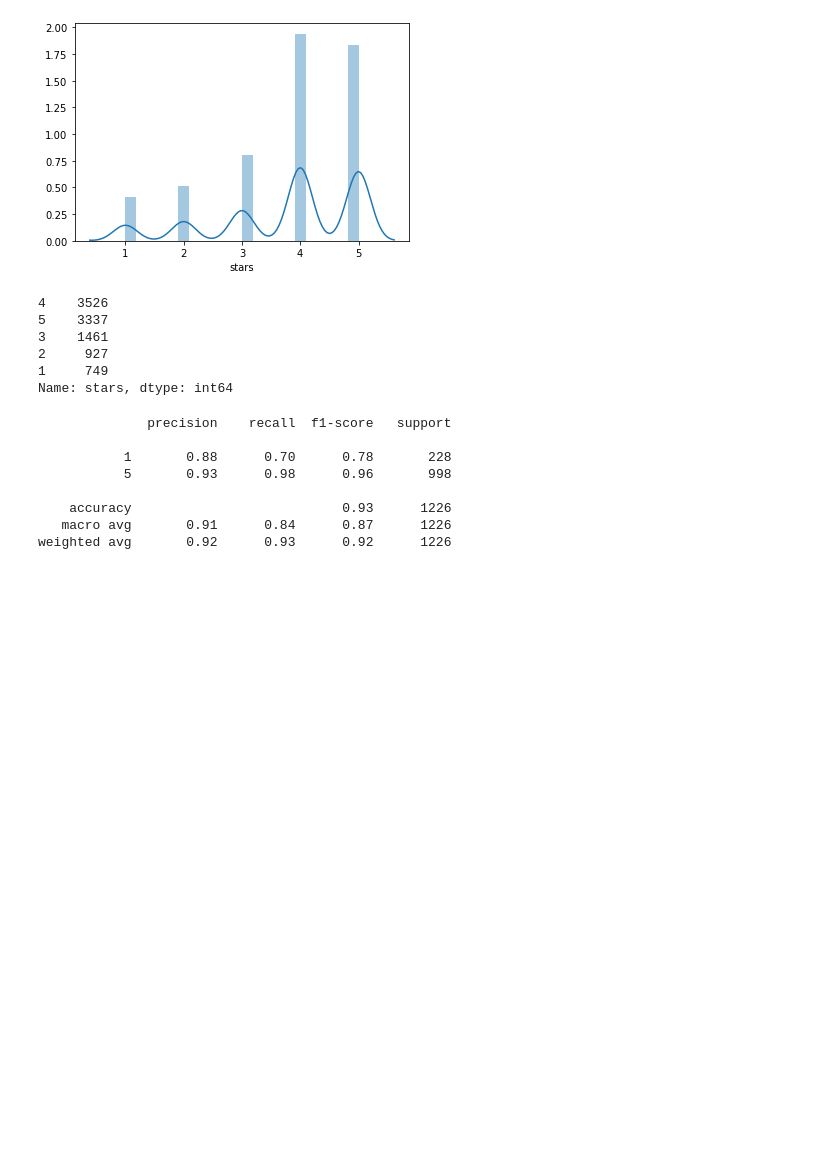
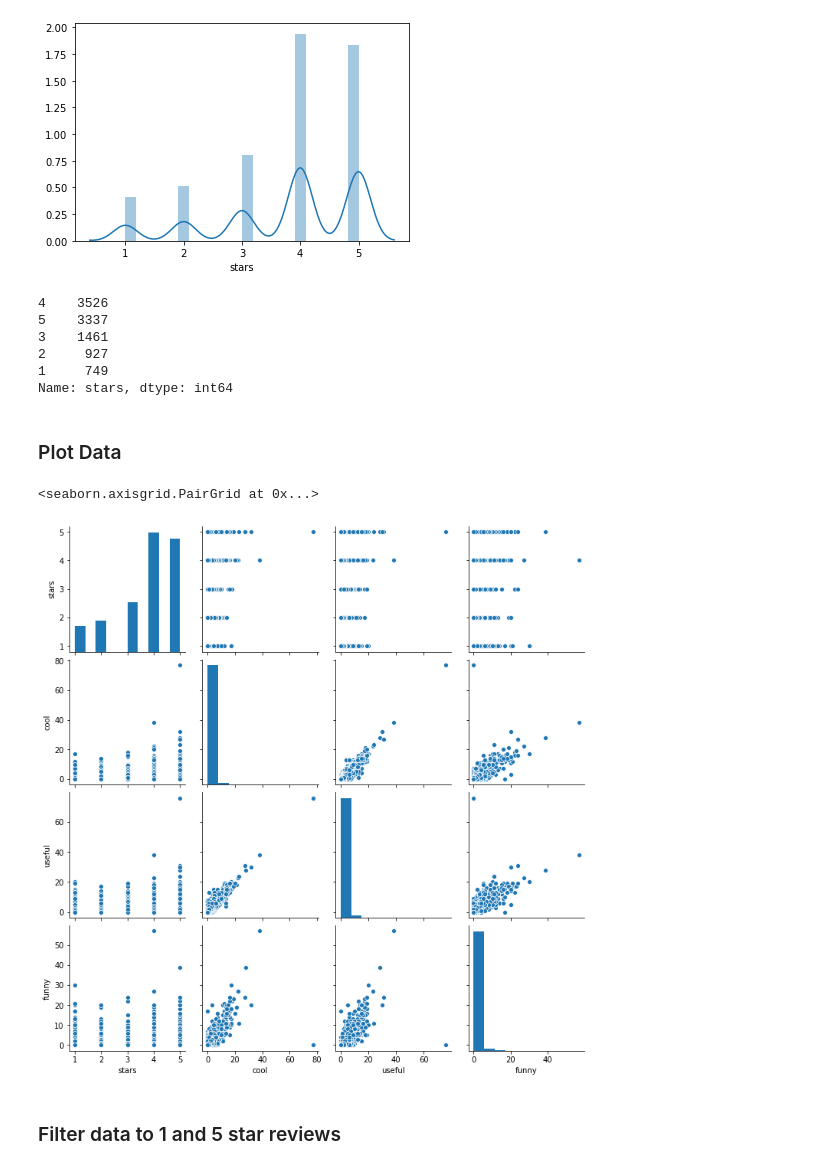
Before and after one commit to aschwartzman24/yelp_nlp, a Jupyter notebook: models/yelp_nlp.ipynb, the cells around one changed output. Cells and saved outputs as stored; diff of their text form; code cells hidden in the pictures; blank space fills up the shorter version.

```diff
--- a/models/yelp_nlp.ipynb
+++ b/models/yelp_nlp.ipynb
@@ -75,3 +80,12 @@ df["stars"].value_counts()
 2     927
 1     749
 Name: stars, dtype: int64
+# %% [markdown]
+### Plot Data
+# %%
+sns.pairplot(df)
+# %% [output]
+<seaborn.axisgrid.PairGrid at 0x...>
+[figure, added]
+# %% [markdown]
+### Filter data to 1 and 5 star reviews
@@ -78,7 +94,5 @@ Name: stars, dtype: int64
 # %%
-
-
-df = df[(df["stars"] == 1) | (df["stars"] == 5)]
+# Applying NLP vectorizer to text column and performance
 
 X_Data = df["text"]
 Y_Data = df["stars"]
@@ -91,16 +105,5 @@ X_Train, X_Test, Y_Train, Y_Test = train_test_split(X_Data, Y_Data, test_size =
 model = MultinomialNB()
 
 model.fit(X_Train, Y_Train)
-predicted = model.predict(X_Test)
-
-print(classification_report(Y_Test, predicted))
+raw_text = model.predict(X_Test)
-# %% [output]
-              precision    recall  f1-score   support
-
-           1       0.88      0.70      0.78       228
-           5       0.93      0.98      0.96       998
-
-    accuracy                           0.93      1226
-   macro avg       0.91      0.84      0.87      1226
-weighted avg       0.92      0.93      0.92      1226
 # %%
```
Also changed, not shown: parts of 18 cells of this notebook.
